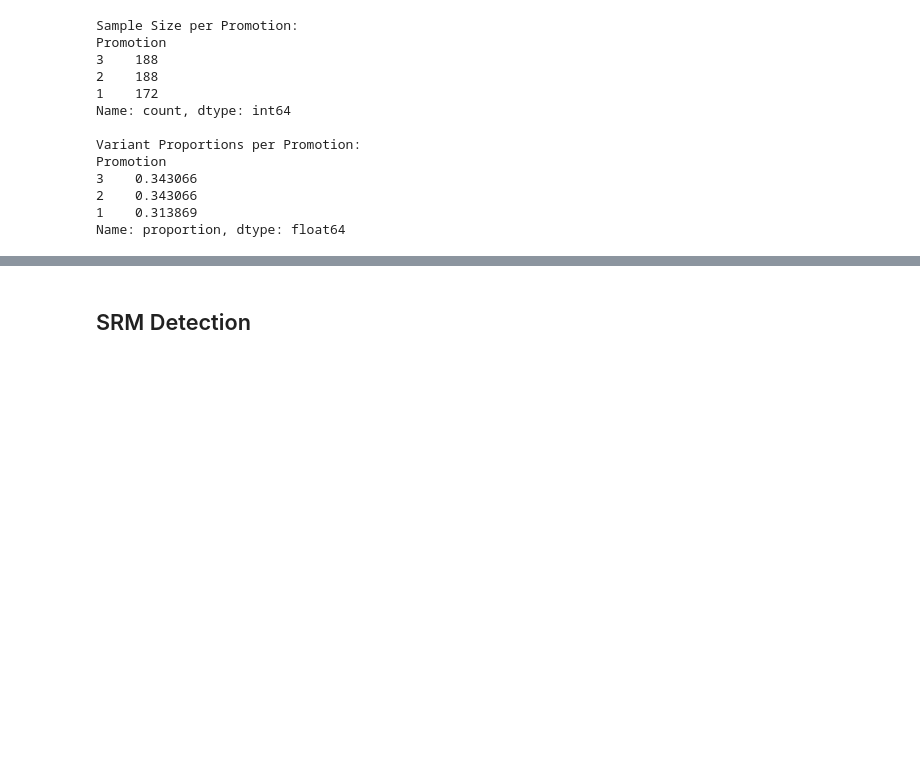
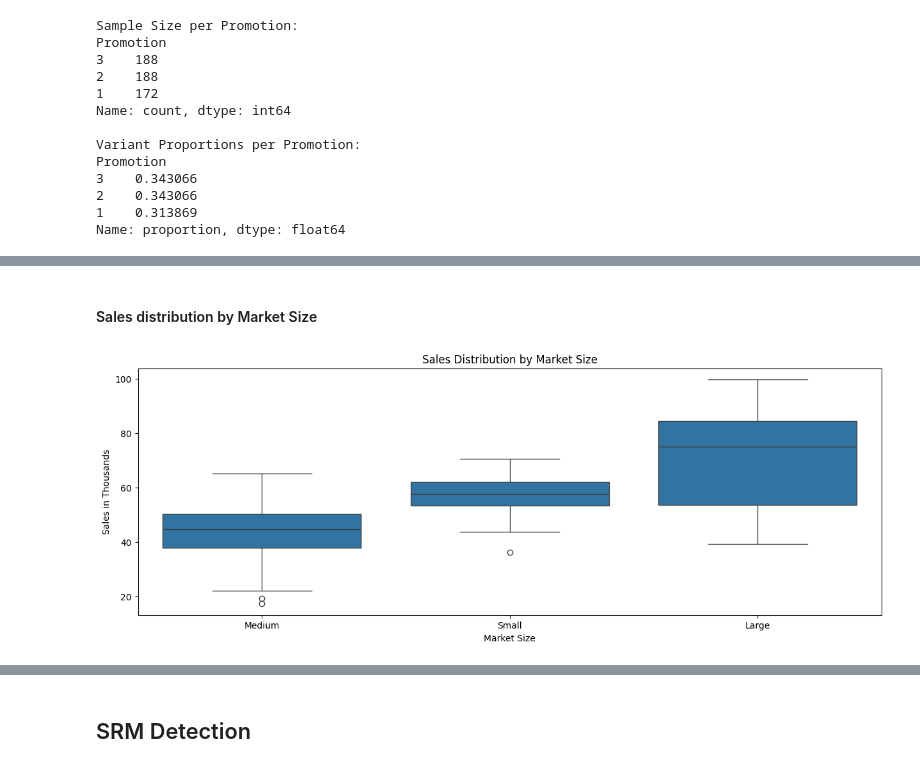
Before and after one commit to bondpapi/Fast-food-Marketing_AB_test, a Jupyter notebook: fastfood_AB_Test.ipynb, the cells around one changed output, grey strips where cells are left out. Saved outputs shown, nothing was run; the diff lists cells and outputs as text; code cells hidden in the pictures; blank space fills up the shorter version.

```diff
--- a/fastfood_AB_Test.ipynb
+++ b/fastfood_AB_Test.ipynb
@@ -97,0 +157,11 @@ Name: proportion, dtype: float64
+# %% [markdown]
+#### Sales distribution by Market Size
+# %%
+plt.figure(figsize=(15, 5))
+sns.boxplot(x="MarketSize", y="SalesInThousands", data=df)
+plt.xlabel("Market Size")
+plt.ylabel("Sales in Thousands")
+plt.title("Sales Distribution by Market Size")
+plt.show()
+# %% [output]
+[figure, added]
```
Also changed, not shown: parts of 46 cells of this notebook.
